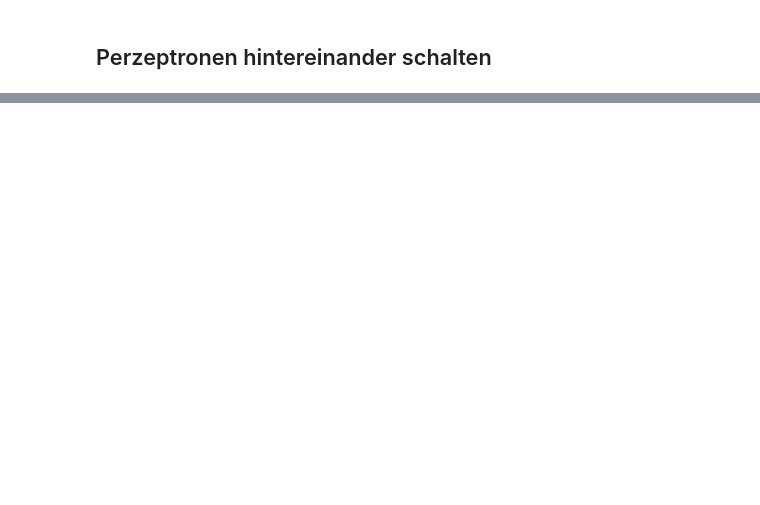
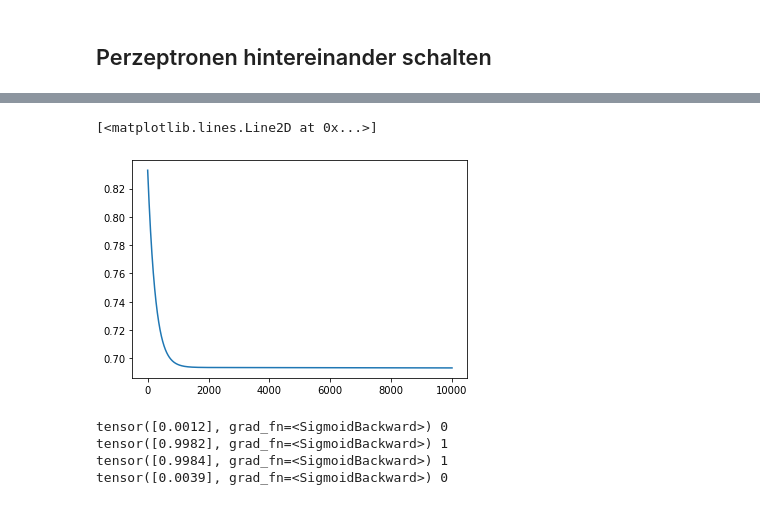
Before and after one commit to fullstack-ml-academy/full-stack-machine-learning, a Jupyter notebook: notepads/12 - Deep Learning/PZN - Perzeptron.ipynb, the cells around one changed output, grey strips where cells are left out. Saved outputs shown, nothing was run; the diff lists cells and outputs as text; code cells hidden in the pictures; blank space fills up the shorter version.

```diff
--- a/notepads/12 - Deep Learning/PZN - Perzeptron.ipynb
+++ b/notepads/12 - Deep Learning/PZN - Perzeptron.ipynb
@@ -241,0 +338,57 @@ plt.show()
+# %%
+#def error(prediction, y):
+#    return np.sum(0.5*((prediction-y)**2))
+def error(prediction, y):
+    loss = -np.mean(y*(np.log(prediction)) + (1-y)*np.log(1-prediction))
+    return loss
+
+net = nn(2)
+
+epoch_loss = []
+for epoch in tqdm(range(10000)):
+    batch_loss = []
+    for x,y in zip(logical_x,logical_y_xor):
+
+        prediction = net(x)
+        loss = error(prediction,y)
+
+        lr = 0.001
+
+        A = (-y/(net.y_out)+((1-y)/(1-net.y_out)))*net.sigmoid_diff(net.y)
+
+        deriv_w0 = A*net.w[4]*net.sigmoid_diff(net.h1)*x[:1]
+        deriv_w1 = A*net.w[5]*net.sigmoid_diff(net.h2)*x[:1]
+        deriv_w2 = A*net.w[4]*net.sigmoid_diff(net.h1)*x[1:]
+        deriv_w3 = A*net.w[5]*net.sigmoid_diff(net.h2)*x[1:]
+        deriv_w4 = A*net.h1_out
+        deriv_w5 = A*net.h2_out
+
+        deriv_b0 = A*(net.w[4]*net.sigmoid_diff(net.h1)+net.w[5]*net.sigmoid_diff(net.h2))
+        deriv_b1 = A
+
+        net.w[0] = net.w[0] - lr * deriv_w0
+        net.w[1] = net.w[1] - lr * deriv_w1
+        net.w[2] = net.w[2] - lr * deriv_w2
+        net.w[3] = net.w[3] - lr * deriv_w3
+        net.w[4] = net.w[4] - lr * deriv_w4
+        net.w[4] = net.w[4] - lr * deriv_w5
+
+        net.b[0] = net.b[0] - lr * deriv_b0
+        net.b[1] = net.b[1] - lr * deriv_b1
+
+        batch_loss.append(loss)
+        #break
+    epoch_loss.append(np.mean(batch_loss))
+
+plt.plot(epoch_loss)
+# %% [output]
+[<matplotlib.lines.Line2D at 0x...>]
+[figure, added]
+# %%
+for x,y in zip(logical_x,logical_y_xor):
+    print(model(torch.tensor(x,dtype=torch.float)),y)
+# %% [output]
+tensor([0.0012], grad_fn=<SigmoidBackward>) 0
+tensor([0.9982], grad_fn=<SigmoidBackward>) 1
+tensor([0.9984], grad_fn=<SigmoidBackward>) 1
+tensor([0.0039], grad_fn=<SigmoidBackward>) 0
```
Also changed, not shown: parts of 15 cells of this notebook, 10 other files.
